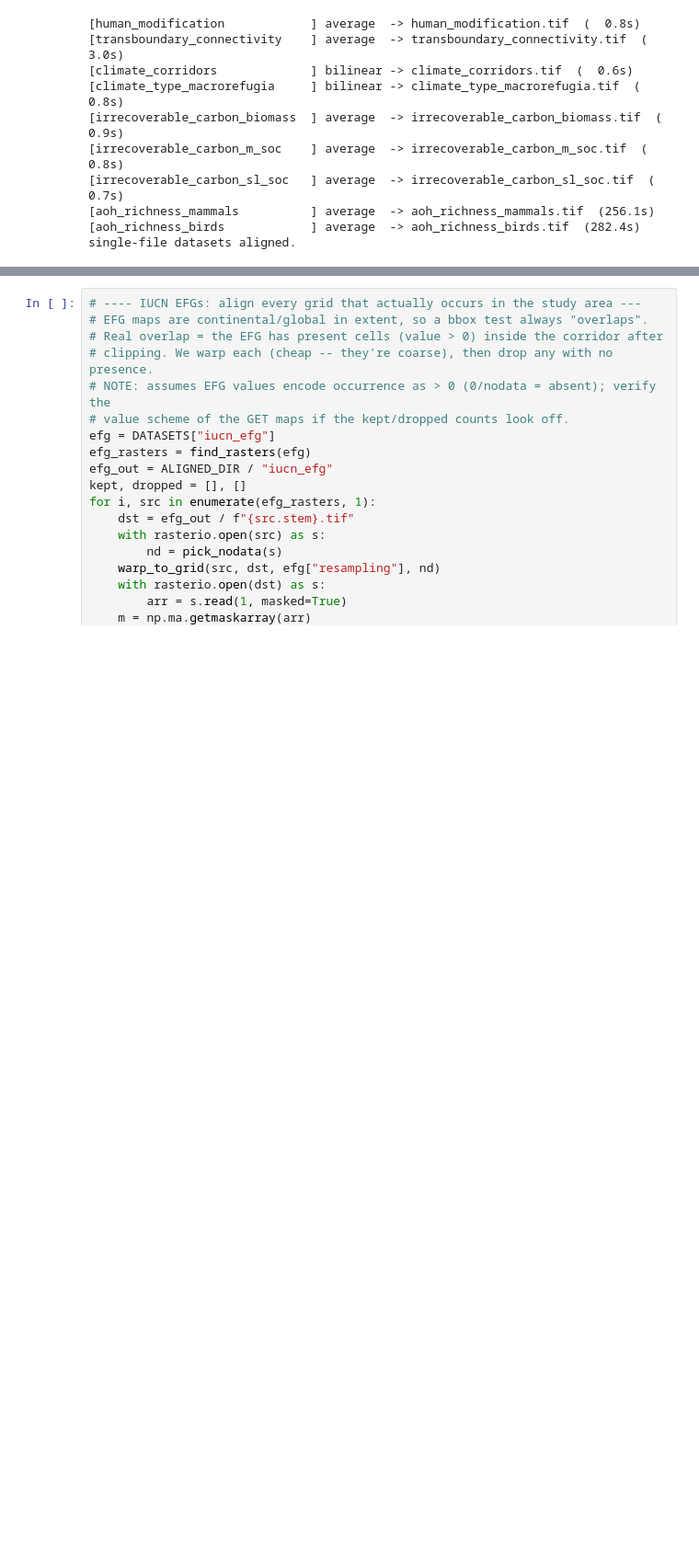
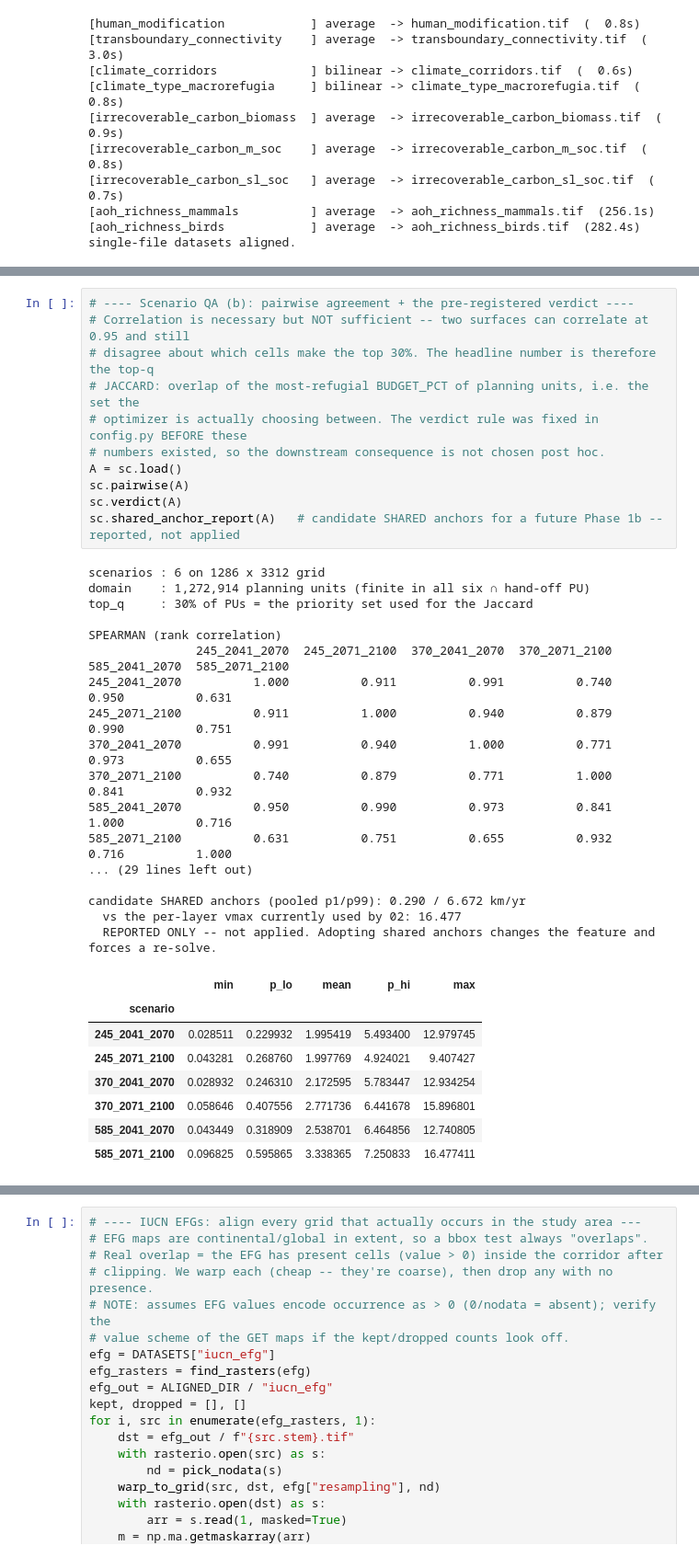
Before and after one commit to bermane/y2y-spatial-optimization, a Jupyter notebook: 02_preprocess_align.ipynb, the cells around one changed output, grey strips where cells are left out. Shown at 92% size. Cells and saved outputs as stored; diff of their text form; blank space fills up the shorter version.

```diff
--- a/02_preprocess_align.ipynb
+++ b/02_preprocess_align.ipynb
@@ -184,0 +248,37 @@ single-file datasets aligned.
+# %%
+# ---- Scenario QA (b): pairwise agreement + the pre-registered verdict ----
+# Correlation is necessary but NOT sufficient -- two surfaces can correlate at 0.95 and still
+# disagree about which cells make the top 30%. The headline number is therefore the top-q
+# JACCARD: overlap of the most-refugial BUDGET_PCT of planning units, i.e. the set the
+# optimizer is actually choosing between. The verdict rule was fixed in config.py BEFORE these
+# numbers existed, so the downstream consequence is not chosen post hoc.
+A = sc.load()
+sc.pairwise(A)
+sc.verdict(A)
+sc.shared_anchor_report(A)   # candidate SHARED anchors for a future Phase 1b -- reported, not applied
+# %% [output]
+scenarios : 6 on 1286 x 3312 grid
+domain    : 1,272,914 planning units (finite in all six ∩ hand-off PU)
+top_q     : 30% of PUs = the priority set used for the Jaccard
+
+SPEARMAN (rank correlation)
+               245_2041_2070  245_2071_2100  370_2041_2070  370_2071_2100  585_2041_2070  585_2071_2100
+245_2041_2070          1.000          0.911          0.991          0.740          0.950          0.631
+245_2071_2100          0.911          1.000          0.940          0.879          0.990          0.751
+370_2041_2070          0.991          0.940          1.000          0.771          0.973          0.655
+370_2071_2100          0.740          0.879          0.771          1.000          0.841          0.932
+585_2041_2070          0.950          0.990          0.973          0.841          1.000          0.716
+585_2071_2100          0.631          0.751          0.655          0.932          0.716          1.000
+... (29 lines left out)
+
+candidate SHARED anchors (pooled p1/p99): 0.290 / 6.672 km/yr
+  vs the per-layer vmax currently used by 02: 16.477
+  REPORTED ONLY -- not applied. Adopting shared anchors changes the feature and forces a re-solve.
+|  | min | p_lo | mean | p_hi | max |
+| scenario |  |  |  |  |  |
+| 245_2041_2070 | 0.028511 | 0.229932 | 1.995419 | 5.493400 | 12.979745 |
+| 245_2071_2100 | 0.043281 | 0.268760 | 1.997769 | 4.924021 | 9.407427 |
+| 370_2041_2070 | 0.028932 | 0.246310 | 2.172595 | 5.783447 | 12.934254 |
+| 370_2071_2100 | 0.058646 | 0.407556 | 2.771736 | 6.441678 | 15.896801 |
+| 585_2041_2070 | 0.043449 | 0.318909 | 2.538701 | 6.464856 | 12.740805 |
+| 585_2071_2100 | 0.096825 | 0.595865 | 3.338365 | 7.250833 | 16.477411 |
```
Also changed, not shown: parts of 3 cells of this notebook, 12 other files.
